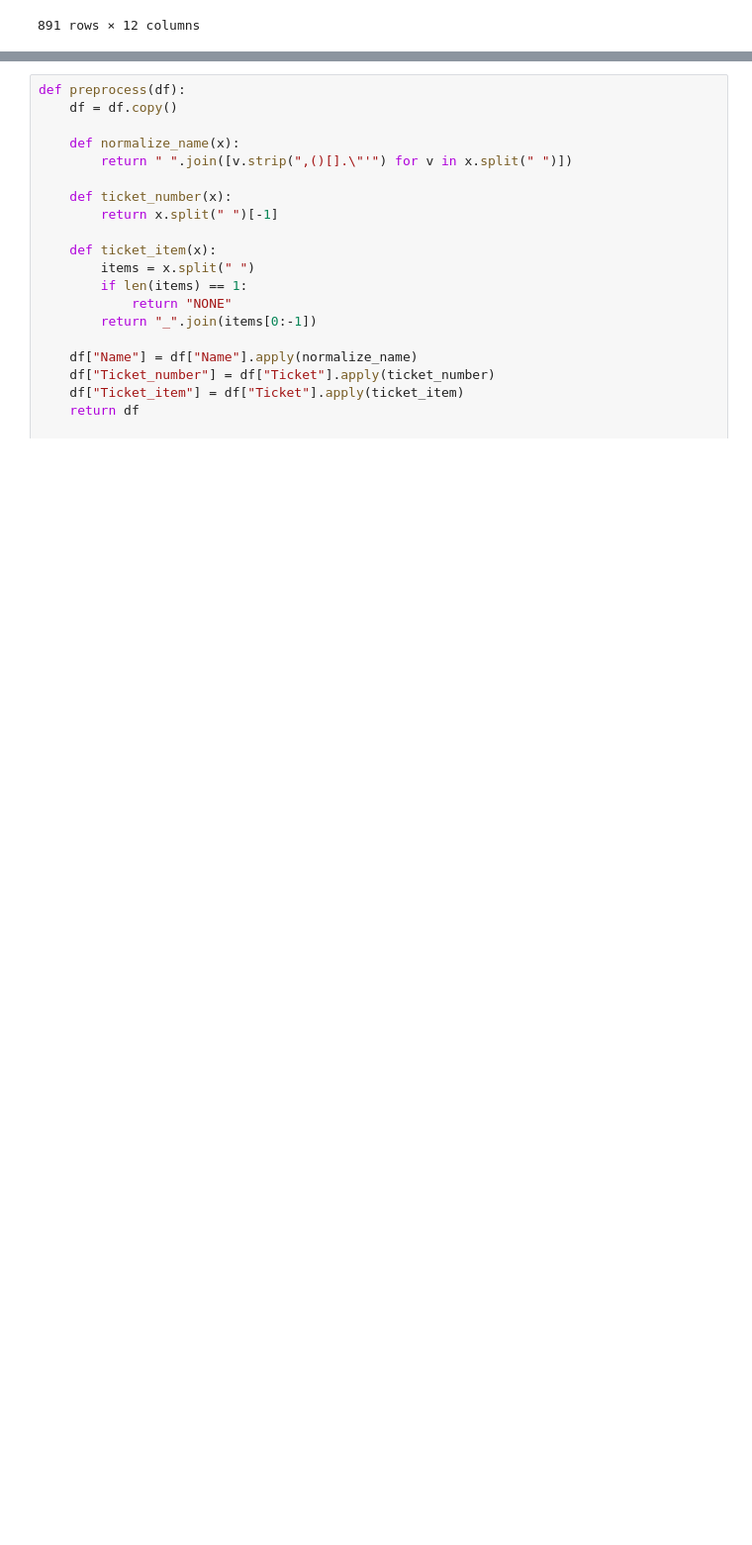
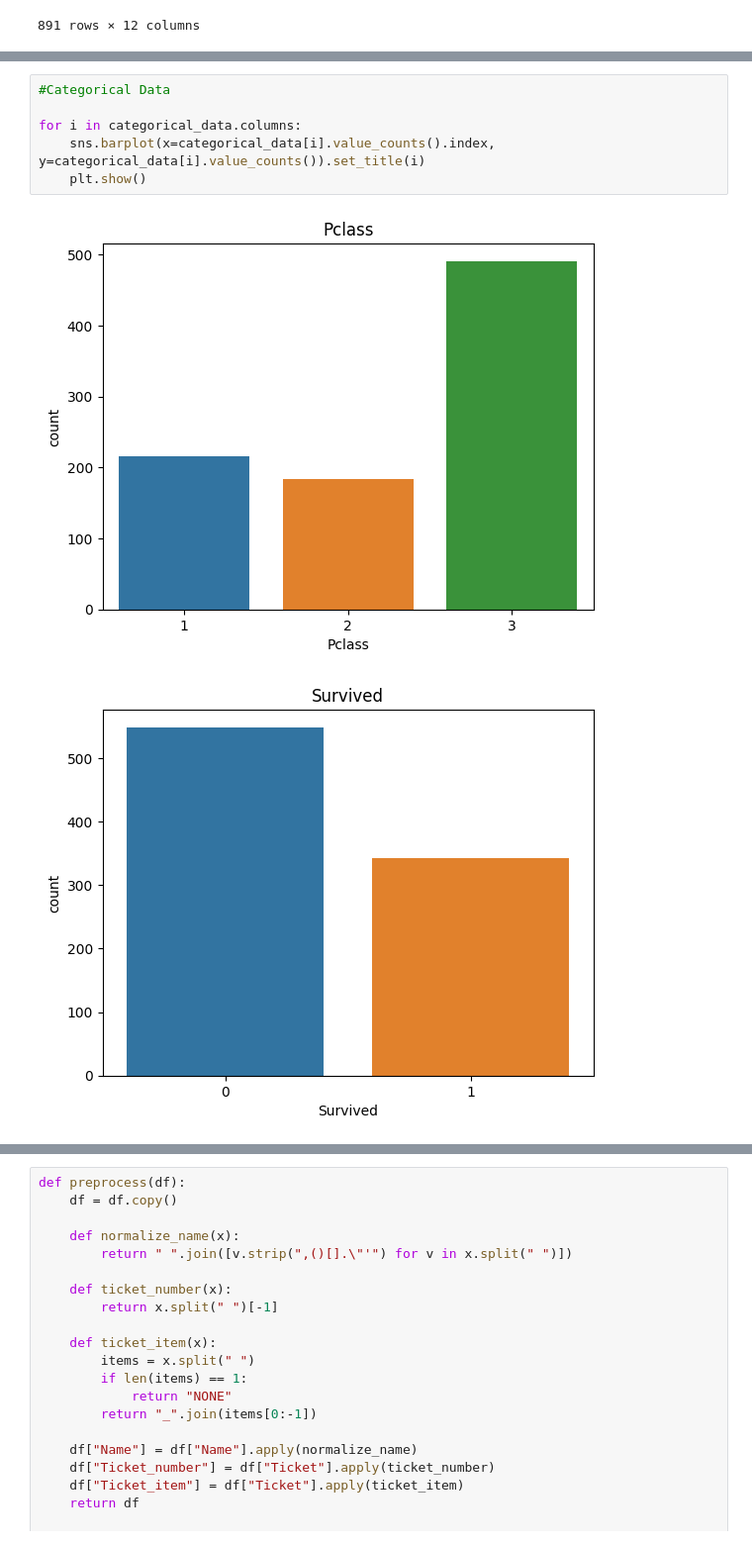
Before and after one commit to hakankorpe/2024, a Jupyter notebook: titanic/kaggle-l-titanic-l-kaggle-version.ipynb, the cells around one changed output, grey strips where cells are left out. Shown: that part at 99% size. Drawn from its saved outputs; the diff is of its cells as text; blank space fills up the shorter version.

```diff
--- a/titanic/kaggle-l-titanic-l-kaggle-version.ipynb
+++ b/titanic/kaggle-l-titanic-l-kaggle-version.ipynb
@@ -46,0 +117,9 @@ train_df
+# %%
+#Categorical Data
+
+for i in categorical_data.columns:
+    sns.barplot(x=categorical_data[i].value_counts().index, y=categorical_data[i].value_counts()).set_title(i)
+    plt.show()
+# %% [output]
+[figure, added]
+[figure, added]
```
Also changed, not shown: parts of 15 cells of this notebook, 1 other file.
